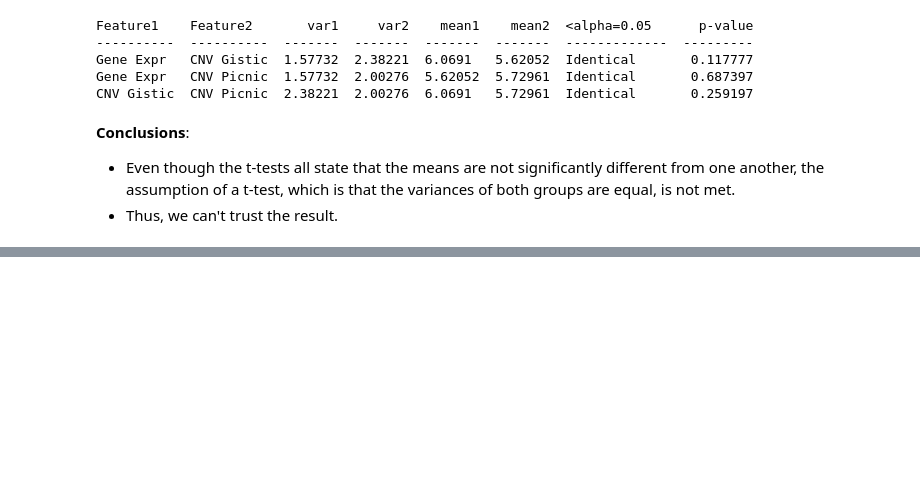
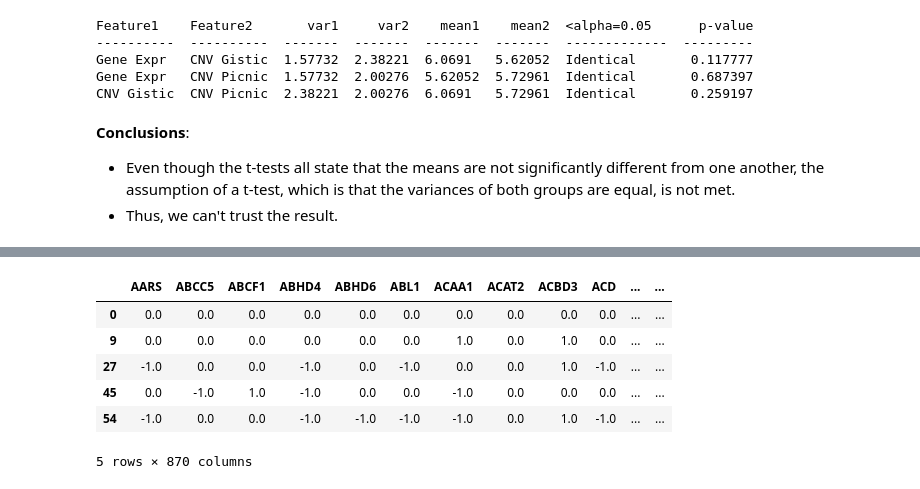
Before and after one commit to PeeteKeesel/gnn-for-drug-response-prediction, a Jupyter notebook: 09_baseline_clean.ipynb, the cells around one changed output, grey strips where cells are left out. Drawn from its saved outputs; the diff is of its cells as text; code cells hidden in the pictures; blank space fills up the shorter version.

```diff
--- a/09_baseline_clean.ipynb
+++ b/09_baseline_clean.ipynb
@@ -1304,0 +1376,10 @@ __Conclusions__:
+# %%
+cnv_gistic[ALL_GENES].head(5)
+# %% [output]
+|  | AARS | ABCC5 | ABCF1 | ABHD4 | ABHD6 | ABL1 | ACAA1 | ACAT2 | ACBD3 | ACD | ... | ... |
+| 0 | 0.0 | 0.0 | 0.0 | 0.0 | 0.0 | 0.0 | 0.0 | 0.0 | 0.0 | 0.0 | ... | ... |
+| 9 | 0.0 | 0.0 | 0.0 | 0.0 | 0.0 | 0.0 | 1.0 | 0.0 | 1.0 | 0.0 | ... | ... |
+| 27 | -1.0 | 0.0 | 0.0 | -1.0 | 0.0 | -1.0 | 0.0 | 0.0 | 1.0 | -1.0 | ... | ... |
+| 45 | 0.0 | -1.0 | 1.0 | -1.0 | 0.0 | 0.0 | -1.0 | 0.0 | 0.0 | 0.0 | ... | ... |
+| 54 | -1.0 | 0.0 | 0.0 | -1.0 | -1.0 | -1.0 | -1.0 | 0.0 | 1.0 | -1.0 | ... | ... |
+5 rows × 870 columns
```
Also changed, not shown: parts of 24 cells of this notebook, 8 other files.
